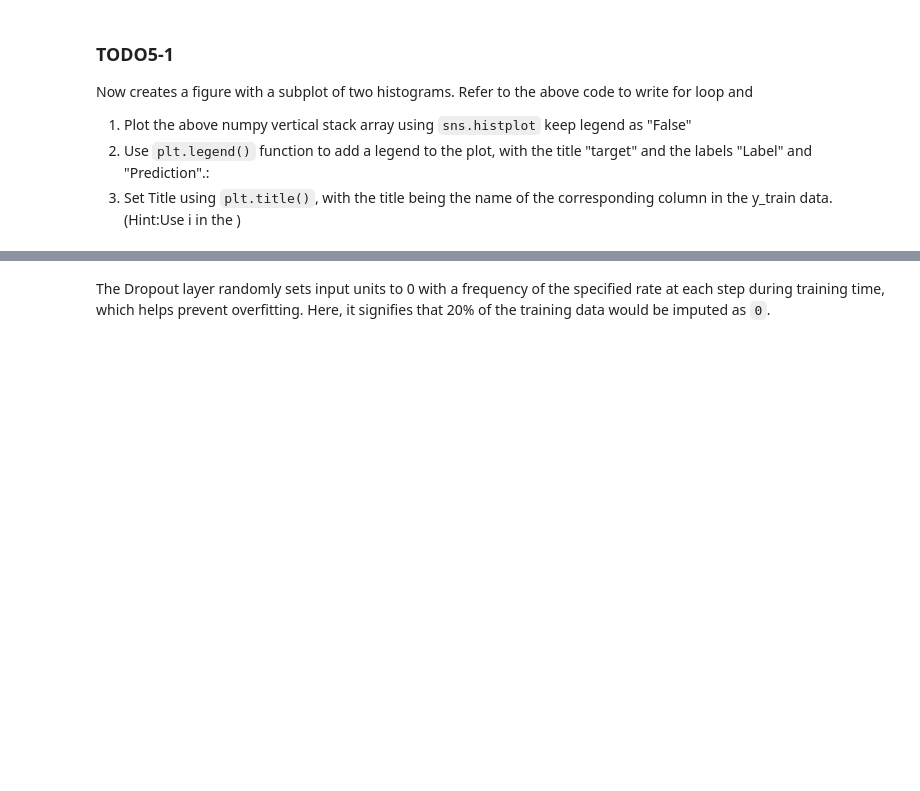
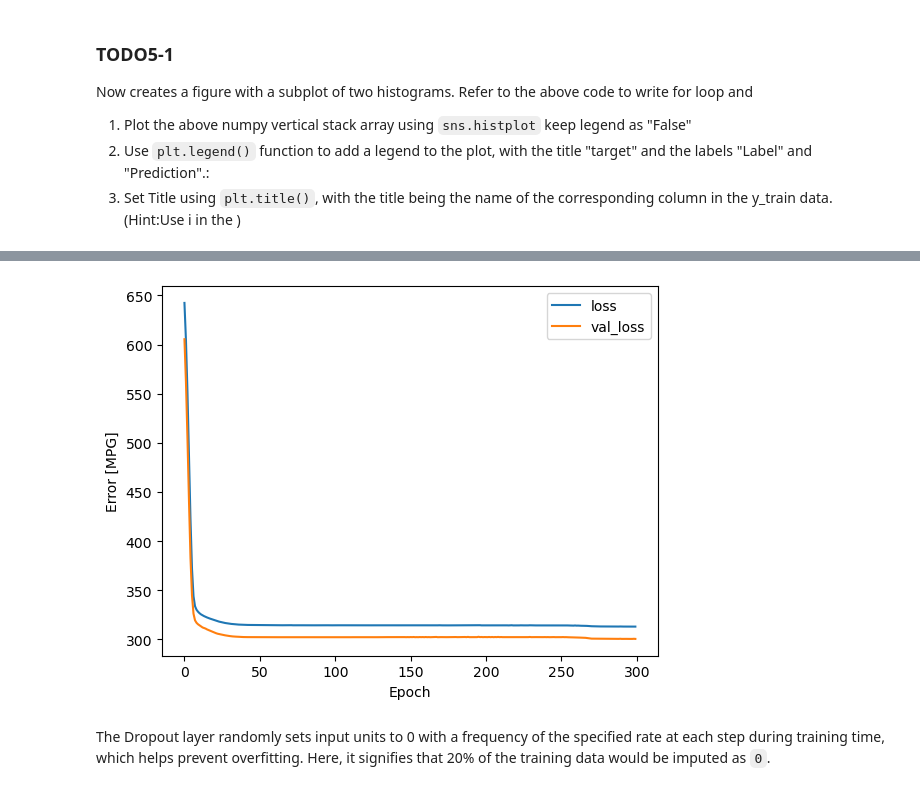
Before and after one commit to Abeoseh/deep_learning, a Jupyter notebook: labs/lab3/Lab3_MLP_SV.ipynb, the cells around one changed output, grey strips where cells are left out. Drawn from its saved outputs; the diff is of its cells as text; code cells hidden in the pictures; blank space fills up the shorter version.

```diff
--- a/labs/lab3/Lab3_MLP_SV.ipynb
+++ b/labs/lab3/Lab3_MLP_SV.ipynb
@@ -459,4 +446,5 @@ axs[1].legend()
 # %%
+%%time
 class Normalizer(layers.Layer):
     """Save the normalizer."""
 
@@ -477,15 +465,16 @@ class NetworkLayers(layers.Layer):
     def __init__(self, n_hidden, n_output, activ):
         super().__init__()
 
+        self.hidden = keras.layers.Dense(n_hidden, activation = activ)
         self.hidden_dropout = keras.layers.Dropout(0.2, noise_shape=None, seed=None)
-        self.hidden = keras.layers.Dense(n_hidden, activation = activ)
-        self.output_dropout = keras.layers.Dropout(0.2, noise_shape=None, seed=None)
         self.out = keras.layers.Dense(n_output, activation = activ)
 
-    def call(self, inputs):
+
+    def call(self, inputs, training = False):
         """Forward"""
 
         x = self.hidden(inputs)
+        x = self.hidden_dropout(x, training = training)
         return self.out(x)
 
 
@@ -501,3 +490,17 @@ class MLP(keras.Model):
         x = self.normalizer(inputs)
 
         return self.DenseLayers(x)
+
+
+model = MLP(x_train.to_numpy(), n_hidden=8, n_output=2, activ="relu")
+optimizer = keras.optimizers.Adam(learning_rate=1e-2)
+model.compile(optimizer, loss = "mean_squared_error", metrics=["mean_squared_error", "mse", coeff_determination])
+
+
+# model.fit(x_train.to_numpy(), y_train.to_numpy(), epochs=300)
+
+history = model.fit(x = x_train.to_numpy(), y = y_train, epochs = 300,
+                verbose = 0, validation_split = 0.2)
+
+plot_learning(history, "MPG", "loss", "val_loss")
+# %% [output]
@@ -504,3 +510,4 @@ class MLP(keras.Model):
+[figure, added]
 # %% [markdown]
 The Dropout layer randomly sets input units to 0 with a frequency of the specified rate at each step during training time, which helps prevent overfitting. Here, it signifies that 20% of the training data would be imputed as `0`.
 # %% [markdown]
```
Also changed, not shown: parts of 8 cells of this notebook.
